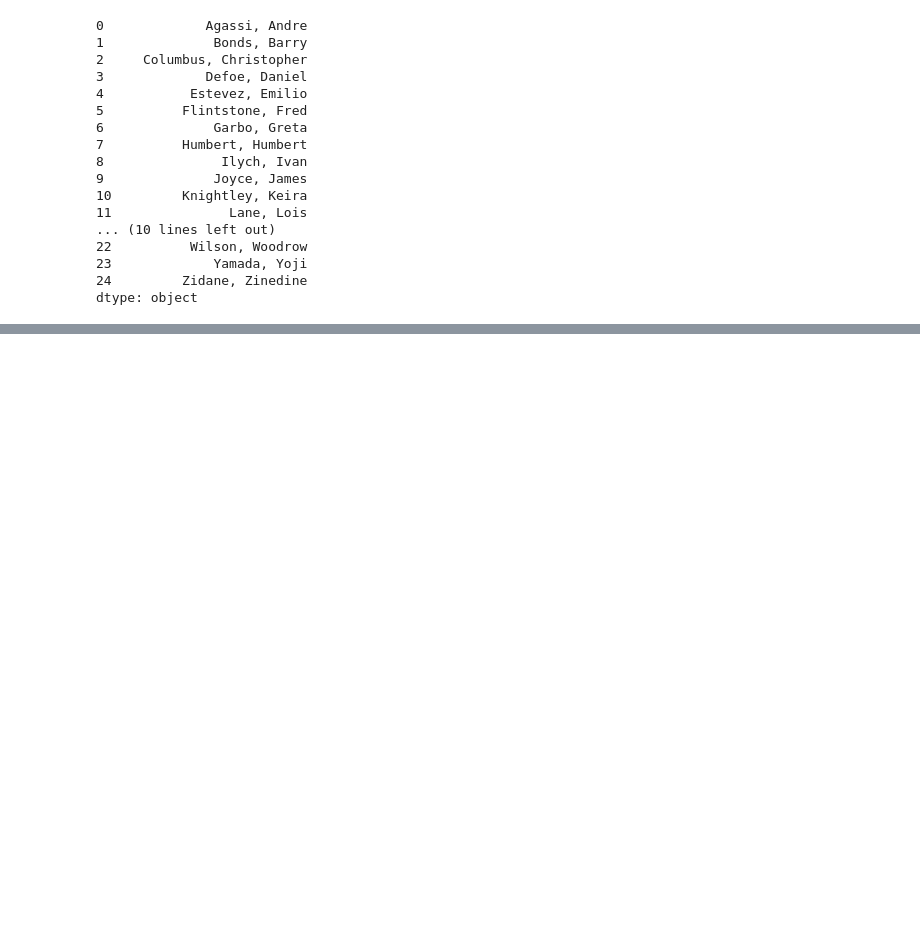
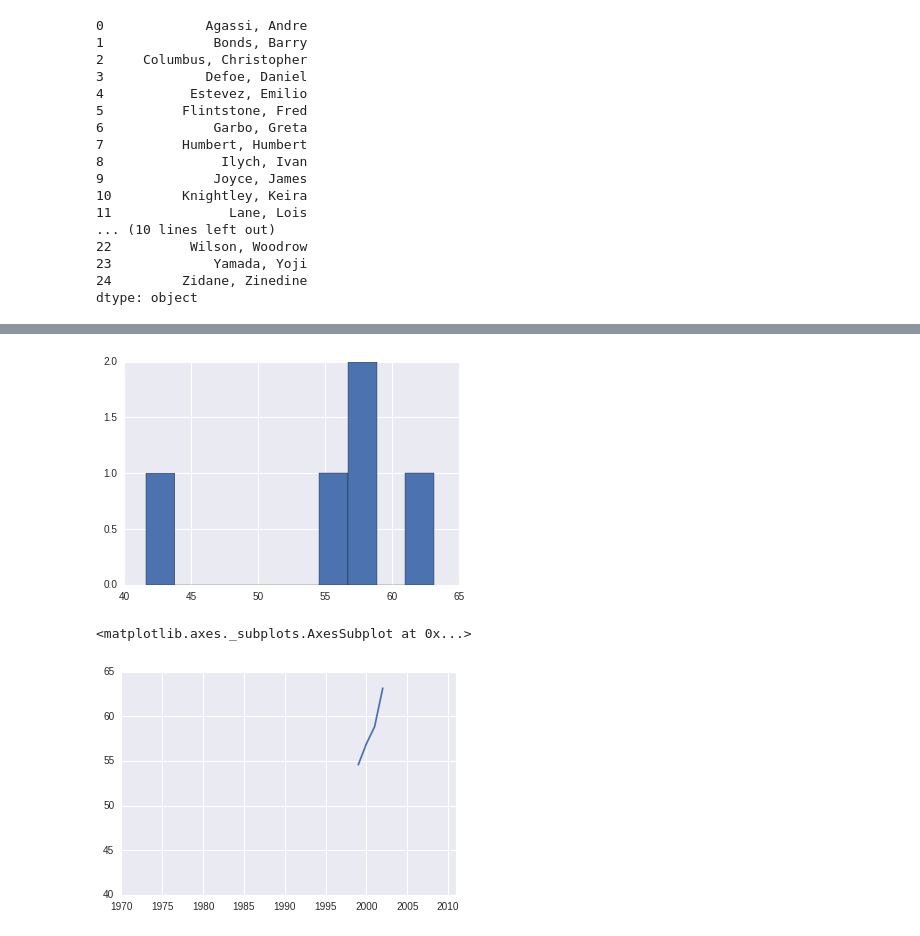
Before and after one commit to charlesmilam/udacity, a Jupyter notebook: introDA/lesson2/L2_quizzes.ipynb, the cells around one changed output, grey strips where cells are left out. Cells and saved outputs as stored; diff of their text form; code cells hidden in the pictures; blank space fills up the shorter version.

```diff
--- a/introDA/lesson2/L2_quizzes.ipynb
+++ b/introDA/lesson2/L2_quizzes.ipynb
@@ -720,0 +745,8 @@ import seaborn as sns
+# %%
+female_completion.hist()
+plt.show()
+female_completion.plot()
+# %% [output]
+[figure, added]
+<matplotlib.axes._subplots.AxesSubplot at 0x...>
+[figure, added]
```
Also changed, not shown: parts of 8 cells of this notebook.
